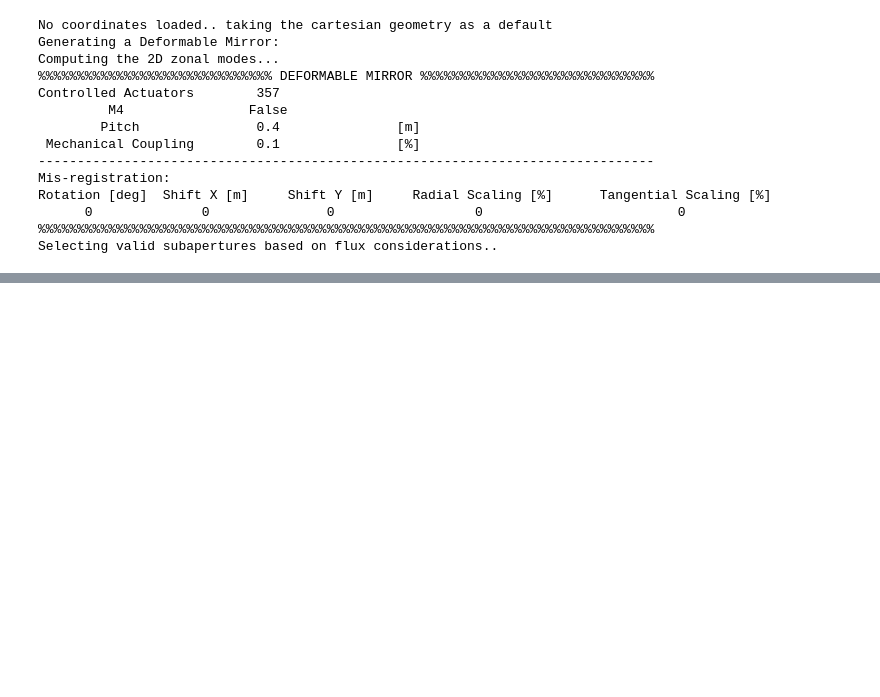
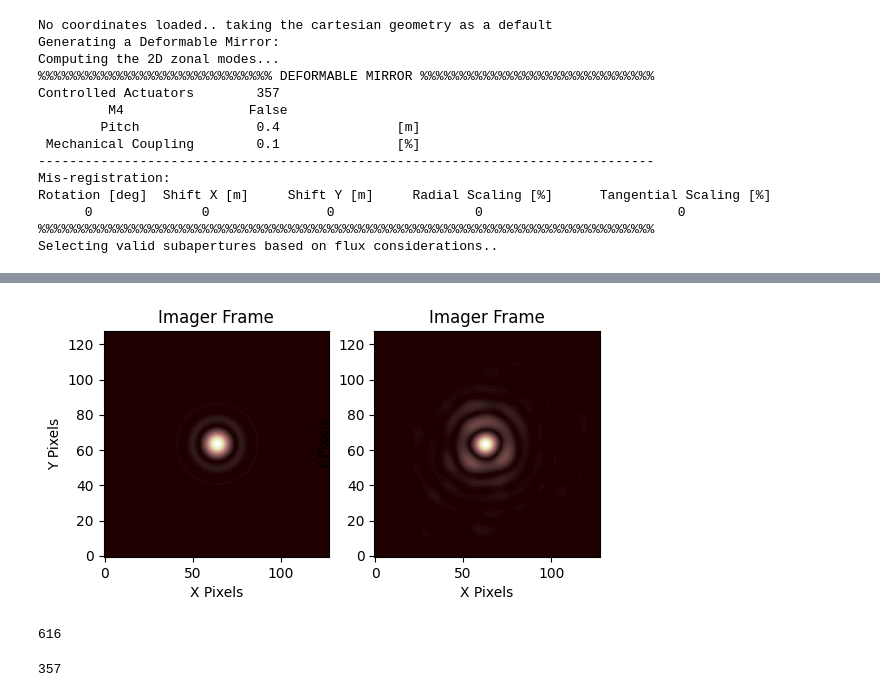
Before and after one commit to CHbloom/SWJTU_OOPAO, a Jupyter notebook: SWJTU_OOPAO/tutorials/scao_system/myAoSystem/ImagerTest.ipynb, the cells around one changed output, grey strips where cells are left out. Drawn from its saved outputs; the diff is of its cells as text; code cells hidden in the pictures; blank space fills up the shorter version.

```diff
--- a/SWJTU_OOPAO/tutorials/scao_system/myAoSystem/ImagerTest.ipynb
+++ b/SWJTU_OOPAO/tutorials/scao_system/myAoSystem/ImagerTest.ipynb
@@ -260,0 +478,26 @@ Turbulence: 748.66 nm -- Residual: 207.95 nm -- SR: 0.53
+# %%
+from skimage.transform import resize
+referenceFrame = resize(referenceFrame, (128,128), mode='reflect', anti_aliasing=True)
+frame = resize(frame, (128,128), mode='reflect', anti_aliasing=True)
+plt.subplot(1,2,1)
+plt.imshow(referenceFrame, cmap='pink', origin='lower')
+plt.title('Imager Frame')
+plt.xlabel('X Pixels')
+plt.ylabel('Y Pixels')
+
+plt.subplot(1,2,2)
+plt.imshow(frame, cmap='pink', origin='lower')
+plt.title('Imager Frame')
+plt.xlabel('X Pixels')
+plt.ylabel('Y Pixels')
+plt.show()
+# %% [output]
+[figure, added]
+# %%
+wfs.signal.shape[0]
+# %% [output]
+616
+# %%
+dm.coefs.shape[0]
+# %% [output]
+357
```
Also changed, not shown: parts of 21 cells of this notebook.
